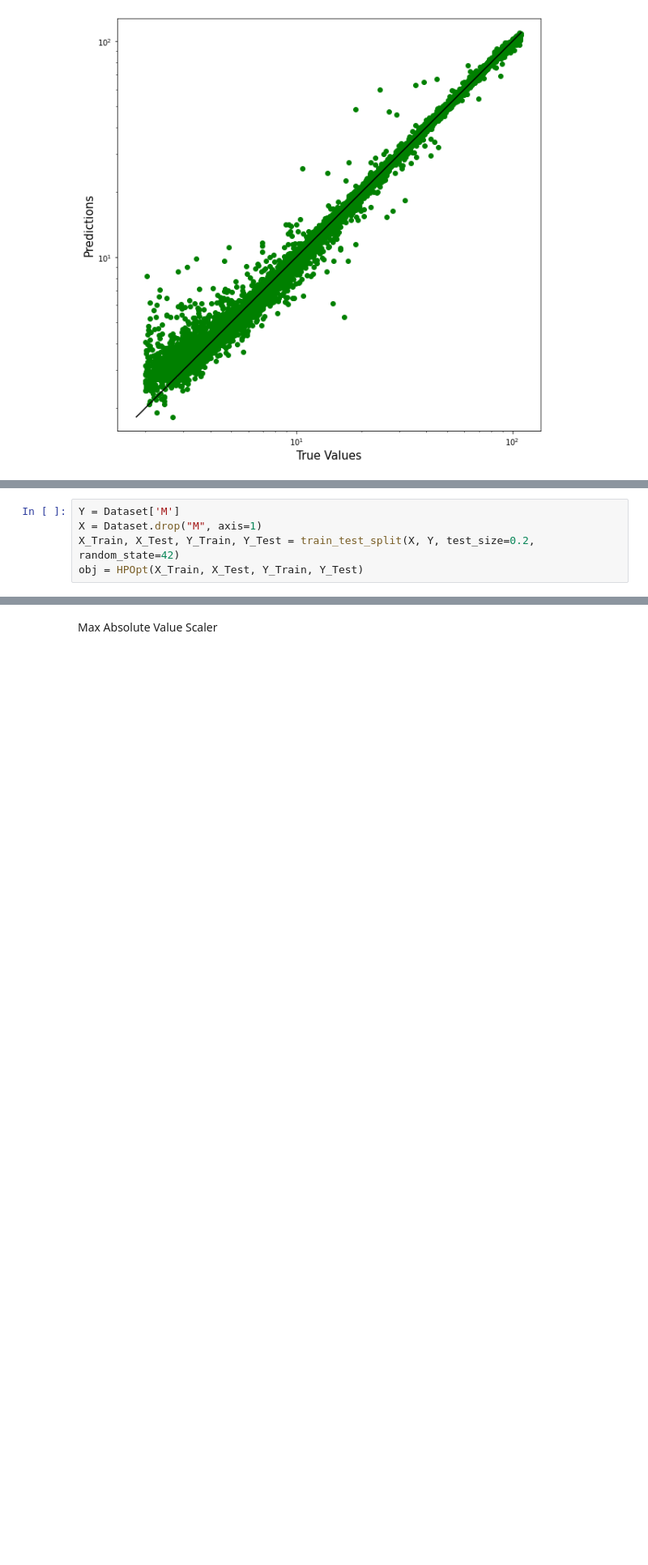
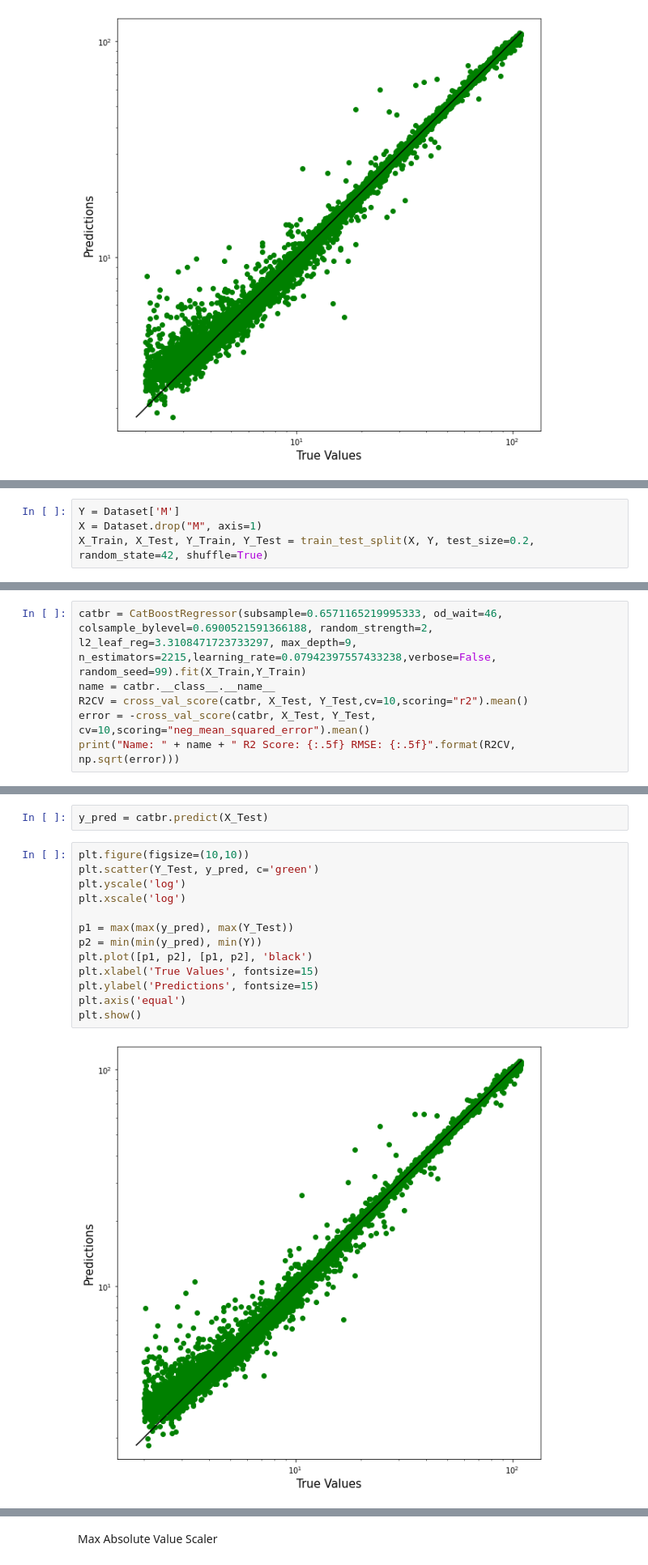
Before and after one commit to DeusLicht/DiElectron_Mass, a Jupyter notebook: mass_predict_pca.ipynb, the cells around one changed output, grey strips where cells are left out. Shown at 81% size. Drawn from its saved outputs; the diff is of its cells as text; blank space fills up the shorter version.

```diff
--- a/mass_predict_pca.ipynb
+++ b/mass_predict_pca.ipynb
@@ -590,5 +569,4 @@ class HPOpt(object):
 # %%
 Y = Dataset['M']
 X = Dataset.drop("M", axis=1)
-X_Train, X_Test, Y_Train, Y_Test = train_test_split(X, Y, test_size=0.2, random_state=42)
-obj = HPOpt(X_Train, X_Test, Y_Train, Y_Test)
+X_Train, X_Test, Y_Train, Y_Test = train_test_split(X, Y, test_size=0.2, random_state=42, shuffle=True)
@@ -598,0 +645,6 @@ Now, Lets scale the features with different scalers from scikit-learn and see wh
+# %%
+catbr = CatBoostRegressor(subsample=0.6571165219995333, od_wait=46, colsample_bylevel=0.6900521591366188, random_strength=2, l2_leaf_reg=3.3108471723733297, max_depth=9, n_estimators=2215,learning_rate=0.07942397557433238,verbose=False, random_seed=99).fit(X_Train,Y_Train)
+name = catbr.__class__.__name__
+R2CV = cross_val_score(catbr, X_Test, Y_Test,cv=10,scoring="r2").mean()
+error = -cross_val_score(catbr, X_Test, Y_Test, cv=10,scoring="neg_mean_squared_error").mean()
+print("Name: " + name + " R2 Score: {:.5f} RMSE: {:.5f}".format(R2CV, np.sqrt(error)))
@@ -599,3 +653,20 @@ Now, Lets scale the features with different scalers from scikit-learn and see wh
+# %%
+y_pred = catbr.predict(X_Test)
+# %%
+plt.figure(figsize=(10,10))
+plt.scatter(Y_Test, y_pred, c='green')
+plt.yscale('log')
+plt.xscale('log')
+
+p1 = max(max(y_pred), max(Y_Test))
+p2 = min(min(y_pred), min(Y))
+plt.plot([p1, p2], [p1, p2], 'black')
+plt.xlabel('True Values', fontsize=15)
+plt.ylabel('Predictions', fontsize=15)
+plt.axis('equal')
+plt.show()
+# %% [output]
+[figure, added]
 # %%
 def normalize(x, y, scaler):
     scaler.fit_transform(X=x, y=y)
```
Also changed, not shown: parts of 19 cells of this notebook, 3 other files.
